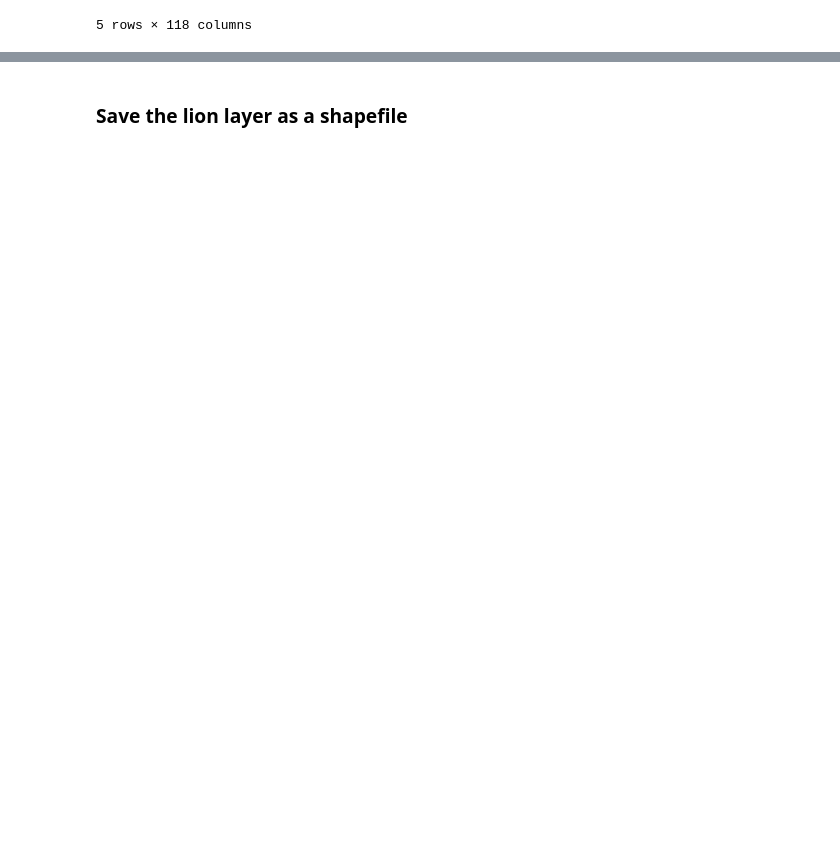
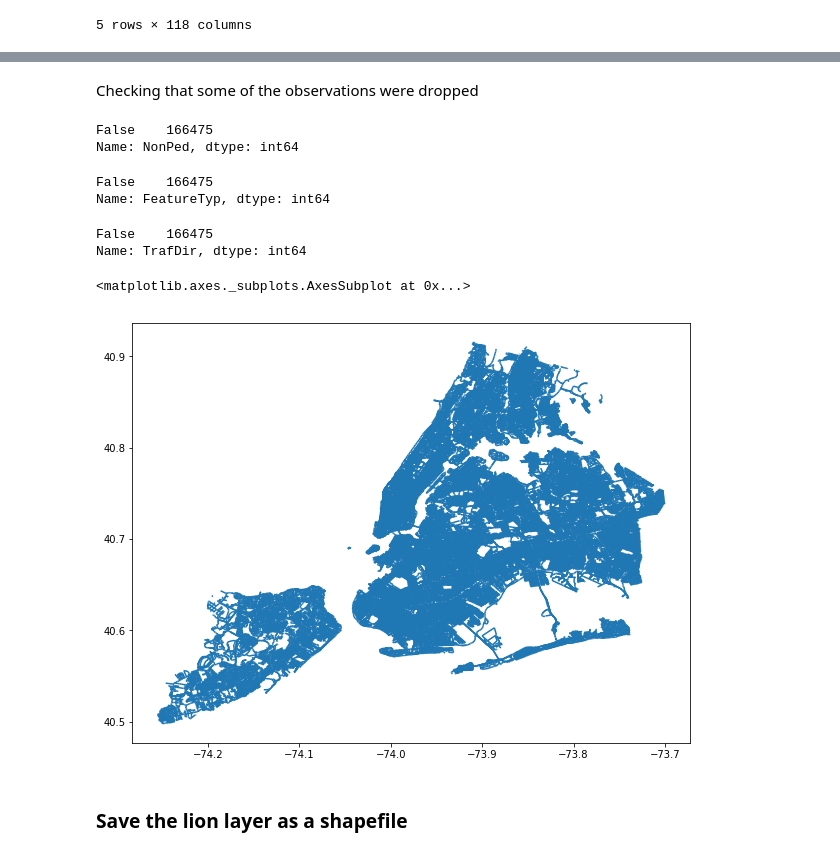
Before and after one commit to jeremysze/GIS_exploration, a Jupyter notebook: code/networkdistance_lion.ipynb, the cells around one changed output, grey strips where cells are left out. Drawn from its saved outputs; the diff is of its cells as text; code cells hidden in the pictures; blank space fills up the shorter version.

```diff
--- a/code/networkdistance_lion.ipynb
+++ b/code/networkdistance_lion.ipynb
@@ -138,0 +196,2 @@ lion_gdf.head()
+# %%
+lion_gdf['todrop'] = lion_gdf['TrafDir'].isin([' '])
@@ -138,0 +204,2 @@ lion_gdf.head()
+# %%
+lion_gdf['todrop'] = (lion_gdf['NonPed'] == 'V') | (lion_gdf['FeatureTyp'].isin(['F','9','1','7','3'])) | (lion_gdf['TrafDir'].isin([' ']))
@@ -139,3 +212,29 @@ lion_gdf.head()
+# %%
+clean_lion_gdf = gpd.GeoDataFrame(lion_gdf.loc[lion_gdf['todrop'] == False])
+# %% [markdown]
+Checking that some of the observations were dropped
+# %%
+(clean_lion_gdf['NonPed'] == 'V').value_counts()
+# %% [output]
+False    166475
+Name: NonPed, dtype: int64
+# %%
+clean_lion_gdf['FeatureTyp'].isin(['F','9','1','7','3']).value_counts()
+# %% [output]
+False    166475
+Name: FeatureTyp, dtype: int64
+# %%
+clean_lion_gdf['TrafDir'].isin([' ']).value_counts()
+# %% [output]
+False    166475
+Name: TrafDir, dtype: int64
+# %%
+clean_lion_gdf.drop(['todrop'], axis = 1, inplace = True)
+# %%
+clean_lion_gdf.plot(figsize=(10,10))
+# %% [output]
+<matplotlib.axes._subplots.AxesSubplot at 0x...>
+[figure, added]
 # %% [markdown]
 ### Save the lion layer as a shapefile
 # %%
```
Also changed, not shown: parts of 55 cells of this notebook.
